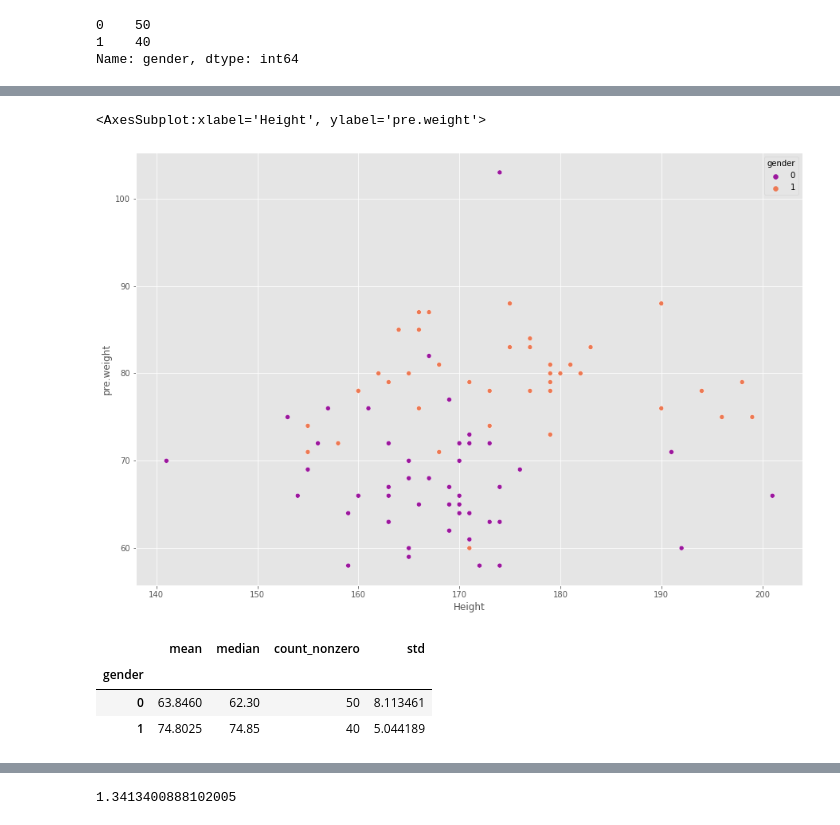
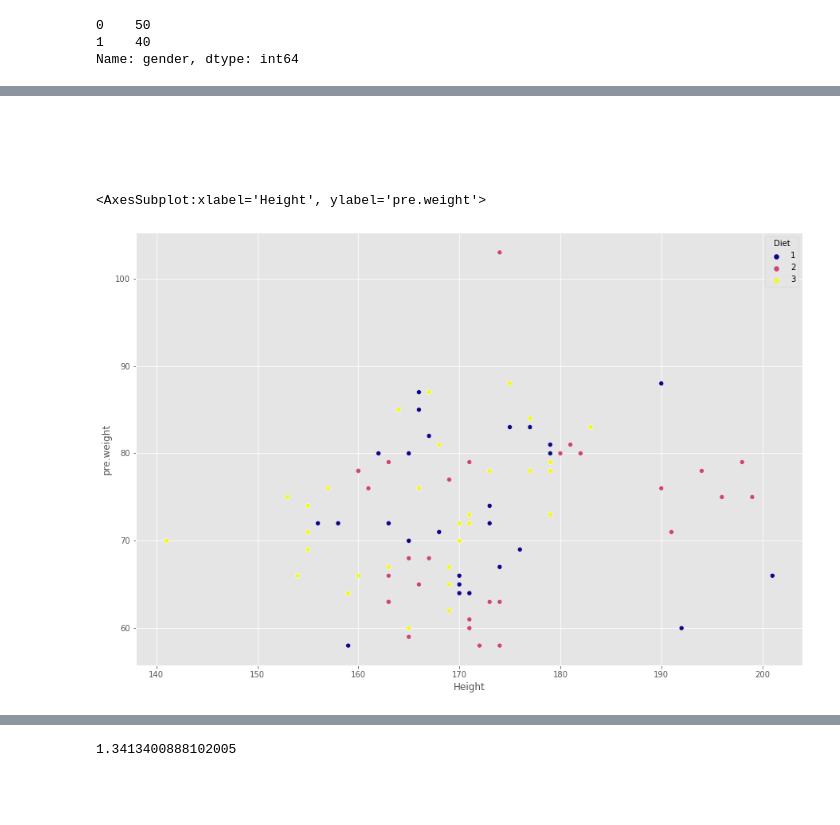
Before and after one commit to kmcd14/MLandStats-assessment, a Jupyter notebook: scipy-stats.ipynb, the cells around one changed output, grey strips where cells are left out. Drawn from its saved outputs; the diff is of its cells as text; code cells hidden in the pictures; blank space fills up the shorter version.

Commit message:
adding images to notebook and some formatting

```diff
--- a/scipy-stats.ipynb
+++ b/scipy-stats.ipynb
@@ -720,14 +1267,10 @@ Text(0, 0.5, 'pdf')
+# %% [markdown]
+<br>
+# %% [markdown]
+<br>
 # %%
-
-sns.scatterplot(x=df['Height'], y=df['pre.weight'], hue=df['gender'], palette='plasma')
+# Generating a scatterplot
+sns.scatterplot(x=df['Height'], y=df['pre.weight'], hue=df['Diet'], palette='plasma')
 # %% [output]
 <AxesSubplot:xlabel='Height', ylabel='pre.weight'>
-[figure, old version]
+[figure, new version]
-# %%
-# Getting stats per gender
-df.groupby('gender').agg([np.mean, np.median, np.count_nonzero, np.std ]).weight6weeks
-# %% [output]
-|  | mean | median | count_nonzero | std |
-| gender |  |  |  |  |
-| 0 | 63.8460 | 62.30 | 50 | 8.113461 |
-| 1 | 74.8025 | 74.85 | 40 | 5.044189 |
```
Also changed, not shown: parts of 370 cells of this notebook, 13 other files.
